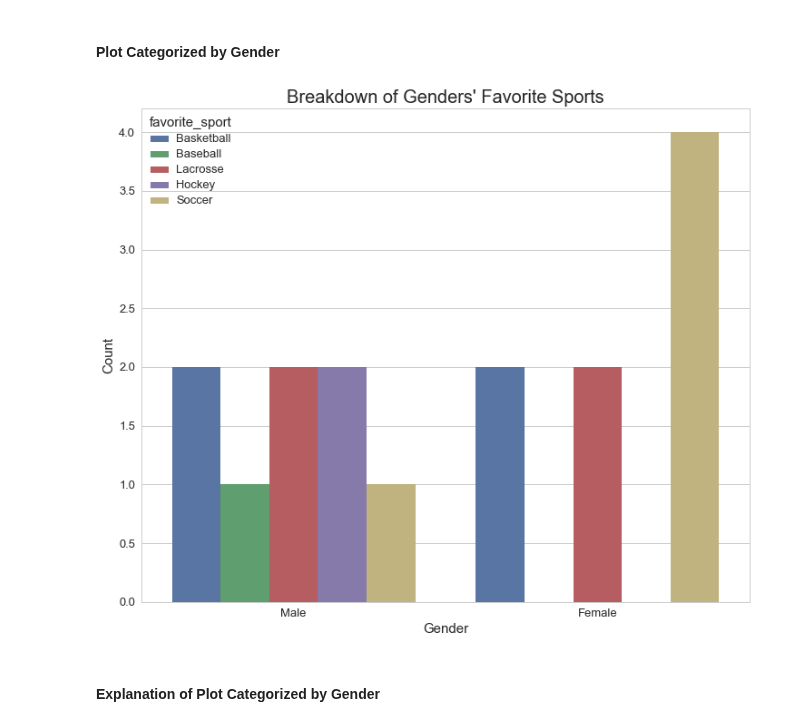
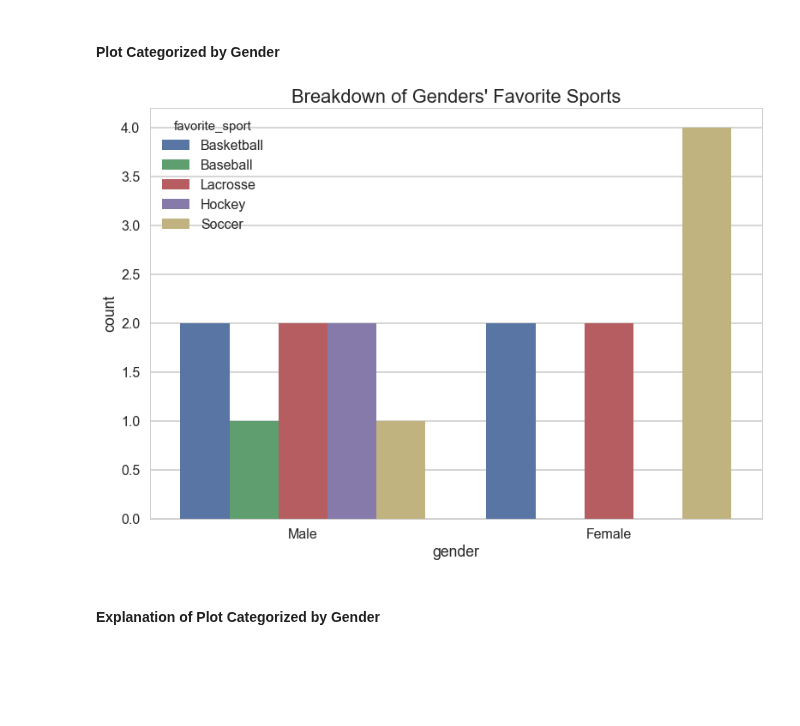
Before and after one commit to frieds/frieds.github.io, a Jupyter notebook: data-visualizations/when_use_vertical_grouped_barplots.ipynb, the cells around one changed output. Drawn from its saved outputs; the diff is of its cells as text; code cells hidden in the pictures; blank space fills up the shorter version.

```diff
--- a/data-visualizations/when_use_vertical_grouped_barplots.ipynb
+++ b/data-visualizations/when_use_vertical_grouped_barplots.ipynb
@@ -103,16 +103,11 @@ genders = ['Male', 'Male', 'Female', 'Female', 'Male', 'Female', 'Female', 'Male
 df2 = pd.DataFrame({'favorite_sport': sports, 'gender': genders})
 # %%
 sns.set(style="whitegrid")
-plt.figure(figsize=(12, 10))
+sns.set_context("poster")
 ax = sns.countplot(x="gender", hue="favorite_sport", data=df2)
-ax.axes.set_title("Breakdown of Genders' Favorite Sports", fontsize=20)
-ax.set_xlabel("Gender", fontsize=15)
-ax.set_ylabel("Count", fontsize=15)
-ax.tick_params(labelsize=13)
-plt.setp(ax.get_legend().get_texts(), fontsize='13')
-plt.setp(ax.get_legend().get_title(), fontsize='15');
+ax.axes.set_title("Breakdown of Genders' Favorite Sports", fontsize=22);
 # %% [output]
-[figure, old version]
+[figure, new version]
 # %% [markdown]
 #### Explanation of Plot Categorized by Gender
 # %% [markdown]
```
Also changed, not shown: parts of 1 cell of this notebook, 56 other files.
